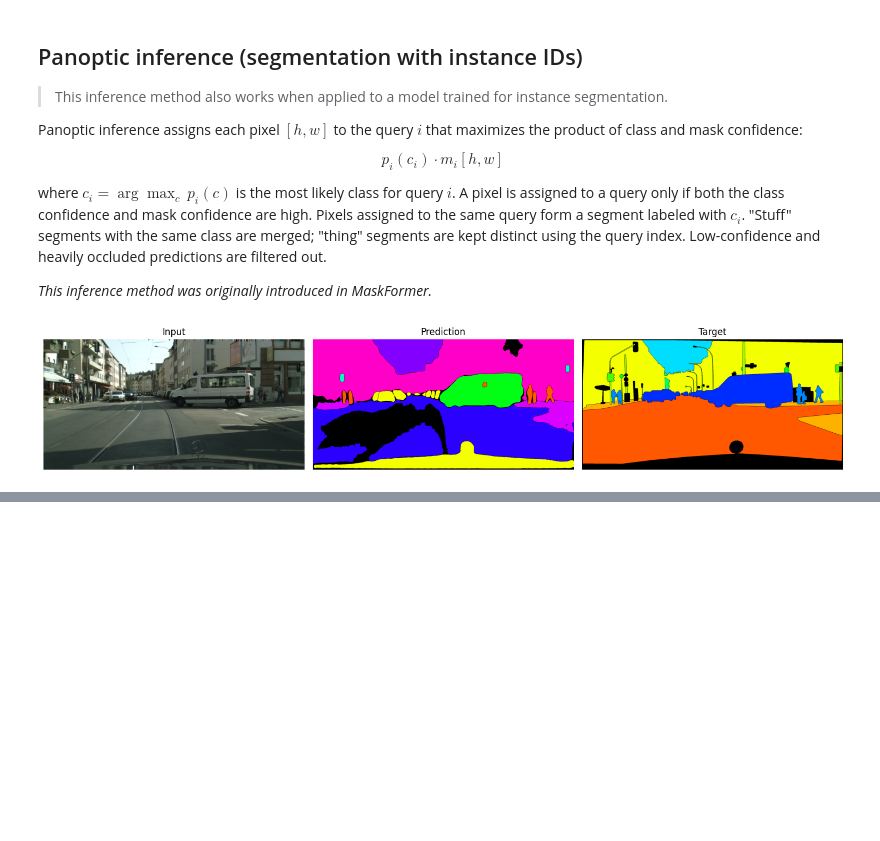
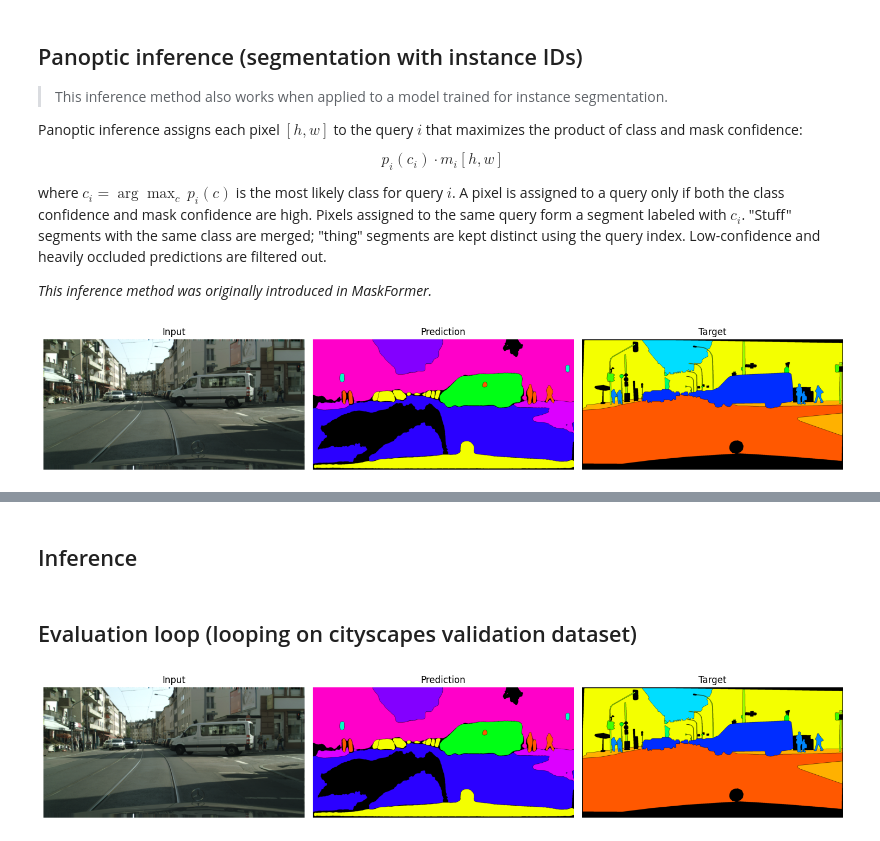
Before and after one commit to ChiaraApolito/MaskArchitectureAnomaly_CourseProject, a Jupyter notebook: eomt/inference.ipynb, the cells around one changed output, grey strips where cells are left out. Cells and saved outputs as stored; diff of their text form; code cells hidden in the pictures; blank space fills up the shorter version.

Commit message:
implemented task 4 on inference

```diff
--- a/eomt/inference.ipynb
+++ b/eomt/inference.ipynb
@@ -354,0 +380,18 @@ plot_panoptic_results(img, sem_pred, inst_pred, sem_target, inst_target)
+# %%
+if not EVAL_SINGLE:
+    _COCO_CS_RAW = {
+    0: 12, 1: 18, 2: 13, 3: 17,
+    5: 15, 6: 16, 7: 14,
+    9: 6,  11: 7,
+    91: 2, 101: 2, 126: 2,
+    100: 0, 130: 1,
+    97: 9, 102: 9, 123: 9,
+    106: 10,
+    110: 8, 122: 8, 132: 8,
+    111: 3, 112: 3, 113: 3, 114: 3, 115: 3, 116: 3, 117: 3, 128: 3,
+    }
+    COCO_TO_CS = torch.full((133,), -1, dtype=torch.long)
+    for k, v in _COCO_CS_RAW.items():
+        COCO_TO_CS[k] = v
+# %% [markdown]
+## Inference
@@ -354,0 +419,44 @@ plot_panoptic_results(img, sem_pred, inst_pred, sem_target, inst_target)
+# %% [markdown]
+## Evaluation loop (looping on cityscapes validation dataset)
+# %%
+from torchmetrics.classification import MulticlassJaccardIndex
+
+CS_NAMES = ["road","sidewalk","building","wall","fence","pole",
+            "traffic light","traffic sign","vegetation","terrain","sky",
+            "person","rider","car","truck","bus","train","motorcycle","bicycle"]
+
+dataset = data.val_dataloader().dataset
+
+if EVAL_SINGLE:
+    img, target = dataset[img_idx]
+    sem_pred, inst_pred, sem_target, inst_target = infer_panoptic(img, target)
+    plot_panoptic_results(img, sem_pred, inst_pred, sem_target, inst_target)
+
+else:
+    metric = MulticlassJaccardIndex(19, ignore_index=255, average=None)
+
+    for i, idx in enumerate(list(range(len(dataset)))):
+        img, target = dataset[idx]
+        gt = model.to_per_pixel_targets_semantic([target], 255)[0]
+        for cls in EXCLUDE_CLASSES:
+            gt[gt == cls] = 255
+        pred = get_semantic_logits(img).argmax(0)
+        metric.update(pred[None], gt[None])
+        if (i + 1) % 50 == 0:
+            print(f"  {i+1}/{len(dataset)} images processed")
+
+    iou = metric.compute()
+    valid = torch.ones(19, dtype=torch.bool)
+    for c in EXCLUDE_CLASSES:
+        valid[c] = False
+
+    print(f"\nModel: {MODEL}  |  Excluded: {[CS_NAMES[c] for c in EXCLUDE_CLASSES] or 'none'}\n")
+    print(f"{'Class':<20} {'IoU (%)':>8}")
+    print("-" * 30)
+    for i, name in enumerate(CS_NAMES):
+        if valid[i]:
+            print(f"{i:<3} {name:<20} {iou[i].item()*100:>7.1f}")
+    print("-" * 30)
+    print(f"{'mIoU':<20} {iou[valid].mean().item()*100:>7.1f}")
+# %% [output]
+[figure, added]
```
Also changed, not shown: parts of 6 cells of this notebook.
